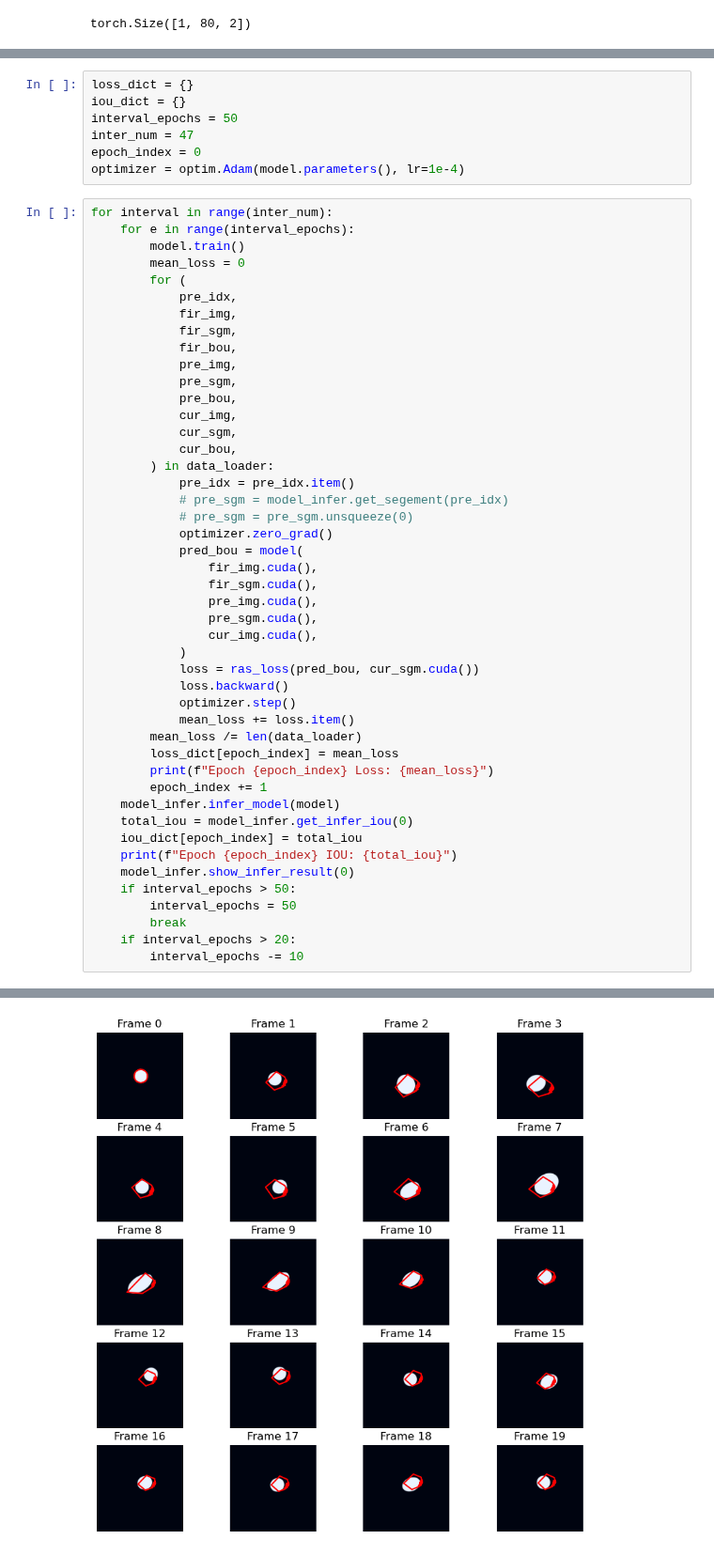
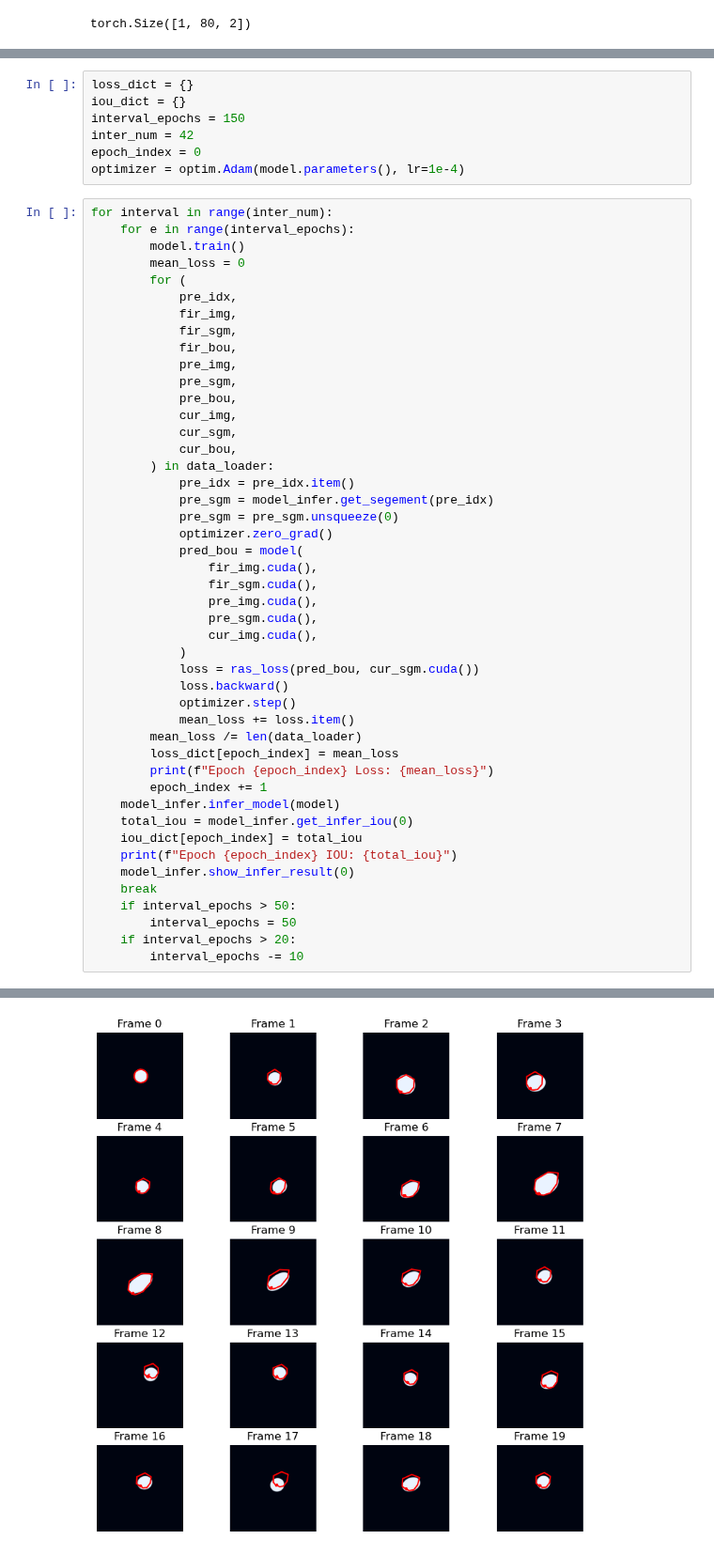
Before and after one commit to wcbup/VOS_boundary_tracking, a Jupyter notebook: DETR_circle_train.ipynb, the cells around one changed output, grey strips where cells are left out. Shown at 94% size. Cells and saved outputs as stored; diff of their text form.

```diff
--- a/DETR_circle_train.ipynb
+++ b/DETR_circle_train.ipynb
@@ -72,8 +68,8 @@ Using cache found in /zhome/32/f/202284/.cache/torch/hub/facebookresearch_dino_m
 # %%
 loss_dict = {}
 iou_dict = {}
-interval_epochs = 50
-inter_num = 47
+interval_epochs = 150
+inter_num = 42
 epoch_index = 0
 optimizer = optim.Adam(model.parameters(), lr=1e-4)
 # %%
@@ -94,8 +90,8 @@ for interval in range(inter_num):
             cur_bou,
         ) in data_loader:
             pre_idx = pre_idx.item()
-            # pre_sgm = model_infer.get_segement(pre_idx)
-            # pre_sgm = pre_sgm.unsqueeze(0)
+            pre_sgm = model_infer.get_segement(pre_idx)
+            pre_sgm = pre_sgm.unsqueeze(0)
             optimizer.zero_grad()
             pred_bou = model(
                 fir_img.cuda(),
@@ -117,9 +113,9 @@ for interval in range(inter_num):
     iou_dict[epoch_index] = total_iou
     print(f"Epoch {epoch_index} IOU: {total_iou}")
     model_infer.show_infer_result(0)
+    break
     if interval_epochs > 50:
         interval_epochs = 50
-        break
     if interval_epochs > 20:
         interval_epochs -= 10
 # %% [output]
@@ -143 +139 @@ Epoch 50 IOU: 0.5675081014633179
-[figure, old version]
+[figure, new version]
```
Also changed, not shown: parts of 5 cells of this notebook, 8 other files.
